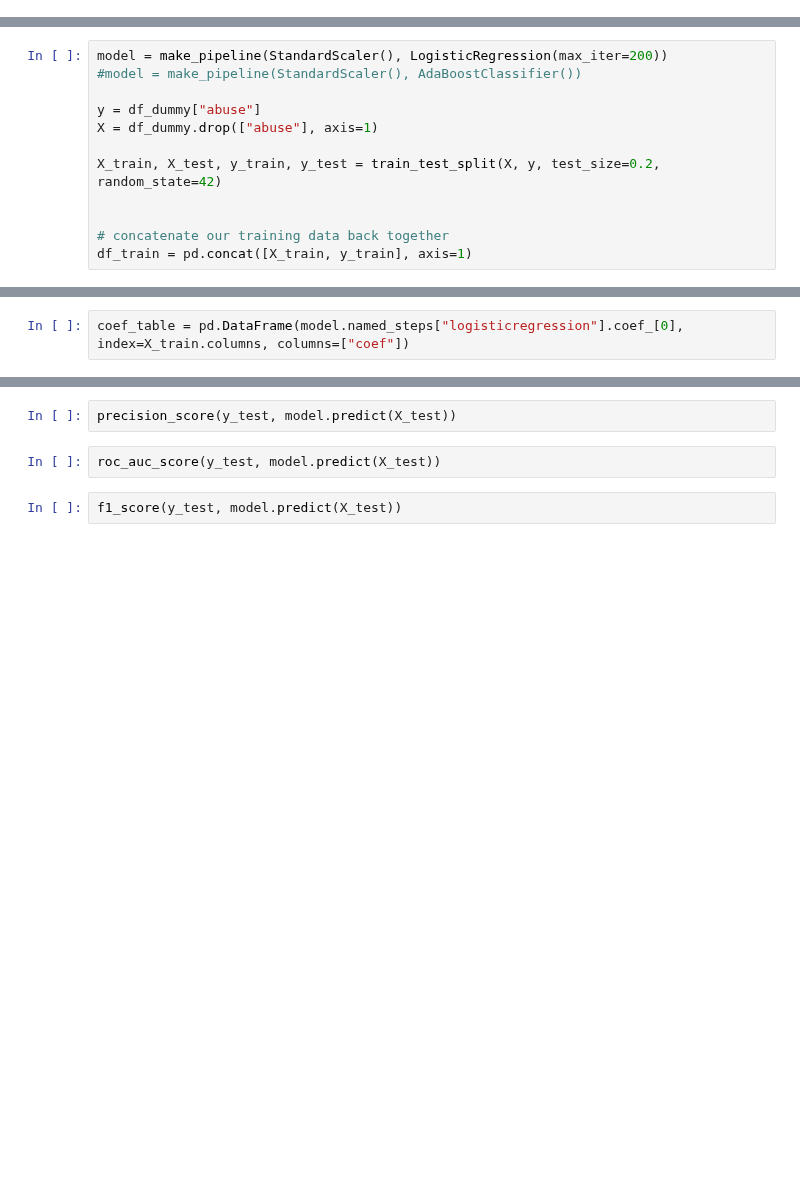
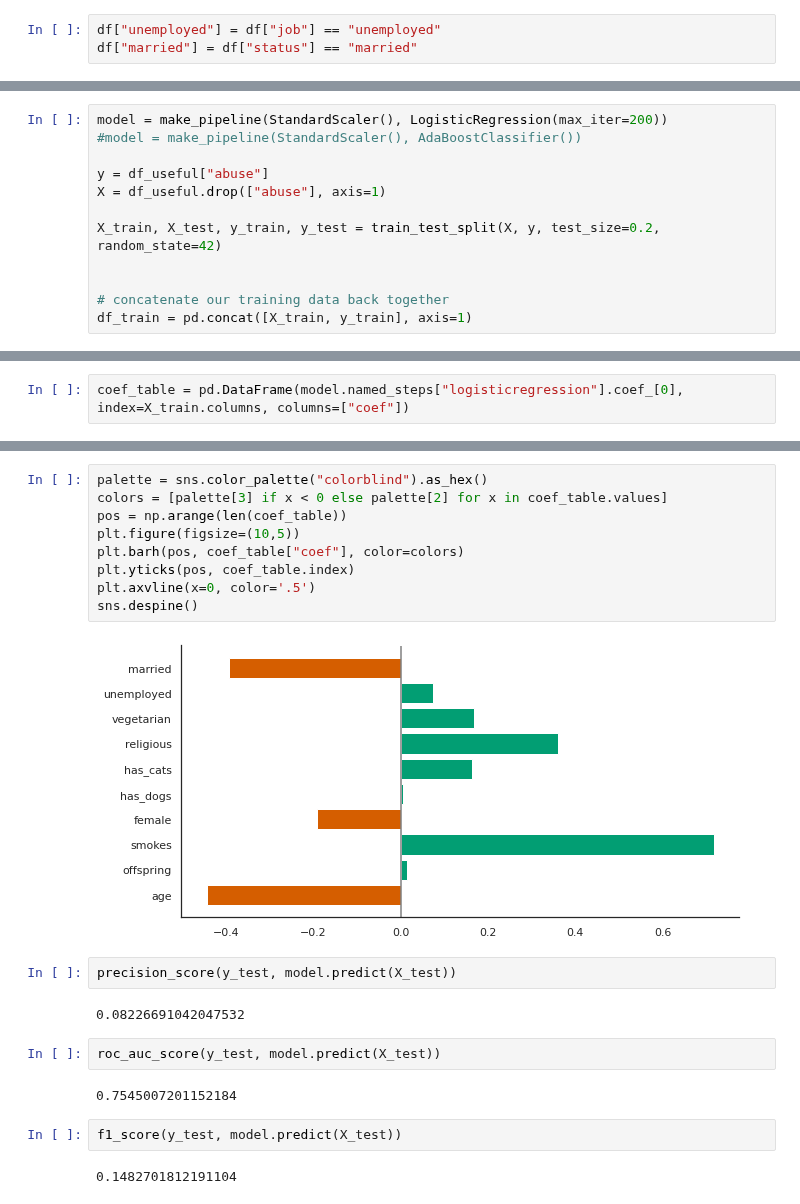
Before and after one commit to brunoarine/substance-problem-study, a Jupyter notebook: notebooks/project.ipynb, the cells around one changed output, grey strips where cells are left out. Drawn from its saved outputs; the diff is of its cells as text; blank space fills up the shorter version.

Commit message:
feat: Improve coefficient graph with pwetty colors

```diff
--- a/notebooks/project.ipynb
+++ b/notebooks/project.ipynb
@@ -334,6 +333,9 @@ plt.show()
 ## Prediction
 # %% [markdown]
 Let's clear up all unused columns.
+# %%
+df["unemployed"] = df["job"] == "unemployed"
+df["married"] = df["status"] == "married"
 # %%
 df_useful = df.drop(["diet","pets","religion","age_group", "alcohol_problem",
                     "alcohol_problem_only", "drugs_problem", "drugs_problem_only",
@@ -391,8 +372,8 @@ from sklearn.pipeline import make_pipeline
 model = make_pipeline(StandardScaler(), LogisticRegression(max_iter=200))
 #model = make_pipeline(StandardScaler(), AdaBoostClassifier())
 
-y = df_dummy["abuse"]
-X = df_dummy.drop(["abuse"], axis=1)
+y = df_useful["abuse"]
+X = df_useful.drop(["abuse"], axis=1)
 
 X_train, X_test, y_train, y_test = train_test_split(X, y, test_size=0.2, random_state=42)
 
@@ -424,6 +434,23 @@ coef_table.sort_values("coef").tail(40)
+# %%
+palette = sns.color_palette("colorblind").as_hex()
+colors = [palette[3] if x < 0 else palette[2] for x in coef_table.values]
+pos = np.arange(len(coef_table))
+plt.figure(figsize=(10,5))
+plt.barh(pos, coef_table["coef"], color=colors)
+plt.yticks(pos, coef_table.index)
+plt.axvline(x=0, color='.5')
+sns.despine()
+# %% [output]
+[figure, added]
 # %%
 precision_score(y_test, model.predict(X_test))
+# %% [output]
+0.08226691042047532
 # %%
 roc_auc_score(y_test, model.predict(X_test))
+# %% [output]
+0.7545007201152184
 # %%
 f1_score(y_test, model.predict(X_test))
+# %% [output]
+0.1482701812191104
```
Also changed, not shown: parts of 7 cells of this notebook.
